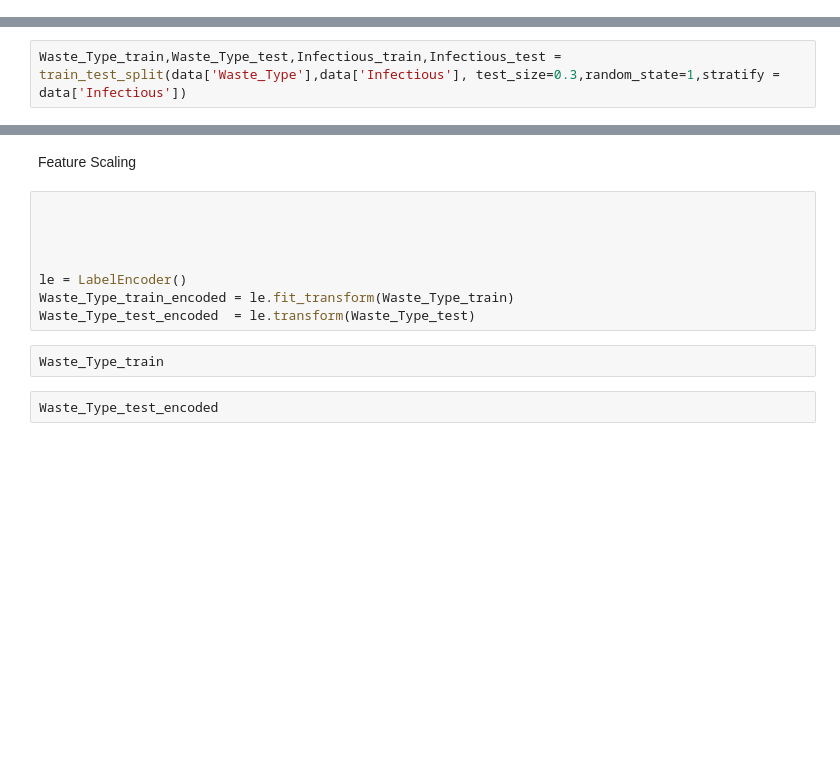
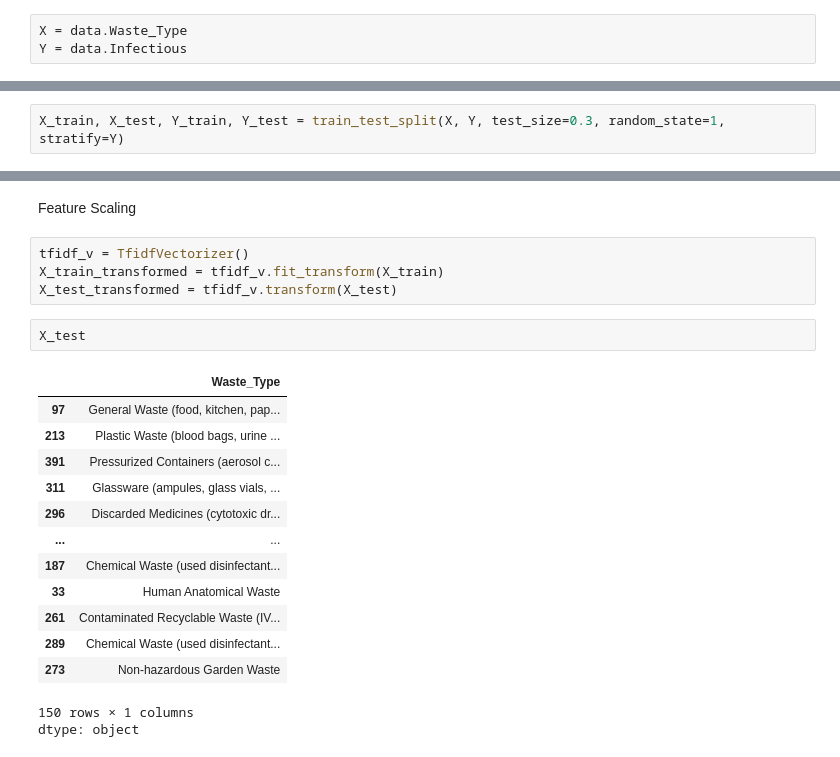
Before and after one commit to Zeeshan-ctr/ZeeshanTheAnalyst, a Jupyter notebook: Medical_waste.ipynb, the cells around one changed output, grey strips where cells are left out. Saved outputs shown, nothing was run; the diff lists cells and outputs as text; blank space fills up the shorter version.

```diff
--- a/Medical_waste.ipynb
+++ b/Medical_waste.ipynb
@@ -54 +43,4 @@ y_train
+# %%
+X = data.Waste_Type
+Y = data.Infectious
 # %% [markdown]
@@ -56,2 +48,2 @@ Creating Training and Test Split
 # %%
-Waste_Type_train,Waste_Type_test,Infectious_train,Infectious_test = train_test_split(data['Waste_Type'],data['Infectious'], test_size=0.3,random_state=1,stratify = data['Infectious'])
+X_train, X_test, Y_train, Y_test = train_test_split(X, Y, test_size=0.3, random_state=1, stratify=Y)
@@ -60,14 +50,23 @@ Infectious_test
 # %% [markdown]
 Feature Scaling
-# %%
-
-
-
-
-le = LabelEncoder()
-Waste_Type_train_encoded = le.fit_transform(Waste_Type_train)
-Waste_Type_test_encoded  = le.transform(Waste_Type_test)
-# %%
-Waste_Type_train
-# %%
-Waste_Type_test_encoded
+# %%
+tfidf_v = TfidfVectorizer()
+X_train_transformed = tfidf_v.fit_transform(X_train)
+X_test_transformed = tfidf_v.transform(X_test)
+# %%
+X_test
+# %% [output]
+|  | Waste_Type |
+| 97 | General Waste (food, kitchen, pap... |
+| 213 | Plastic Waste (blood bags, urine ... |
+| 391 | Pressurized Containers (aerosol c... |
+| 311 | Glassware (ampules, glass vials, ... |
+| 296 | Discarded Medicines (cytotoxic dr... |
+| ... | ... |
+| 187 | Chemical Waste (used disinfectant... |
+| 33 | Human Anatomical Waste |
+| 261 | Contaminated Recyclable Waste (IV... |
+| 289 | Chemical Waste (used disinfectant... |
+| 273 | Non-hazardous Garden Waste |
+150 rows × 1 columns
+dtype: object
```
Also changed, not shown: parts of 18 cells of this notebook.
